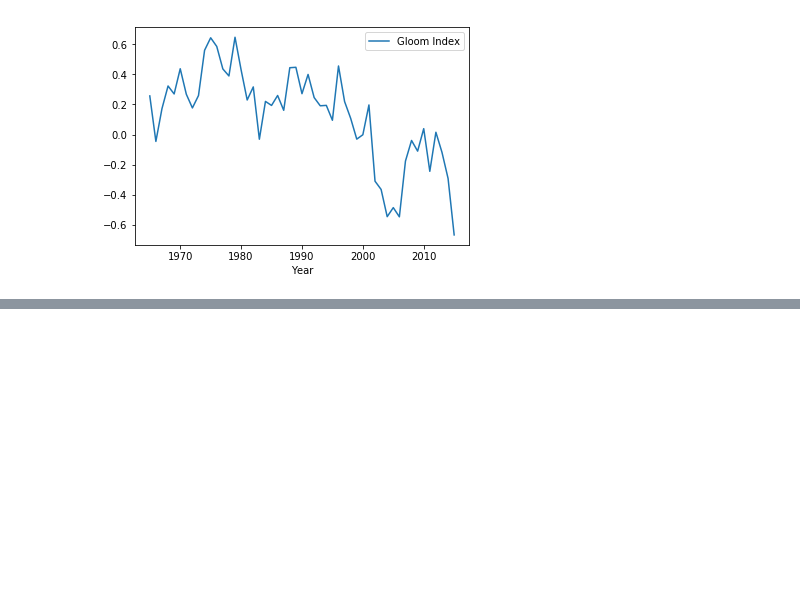
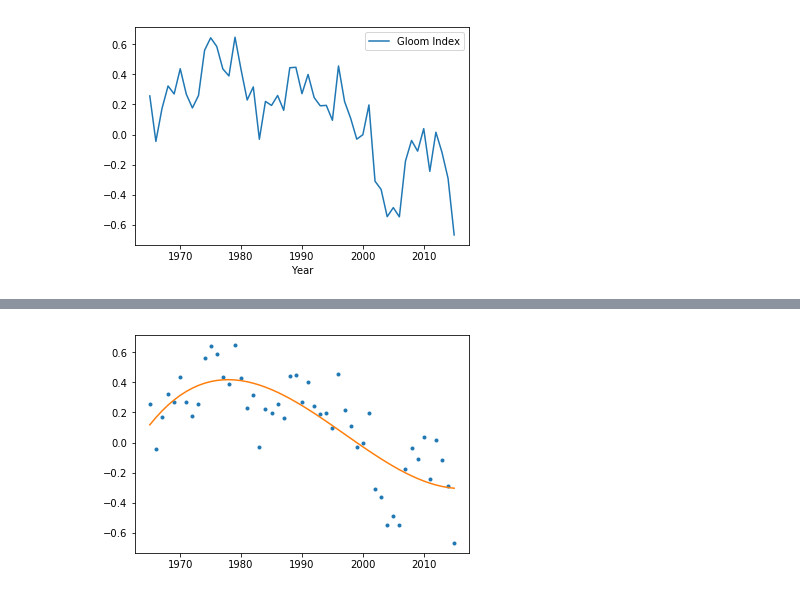
Before and after one commit to SoyCarlos/SUSA-Research-MusicMoods, a Jupyter notebook: SUSA_Music_Moods.ipynb, the cells around one changed output, grey strips where cells are left out. Cells and saved outputs as stored; diff of their text form; code cells hidden in the pictures; blank space fills up the shorter version.

```diff
--- a/SUSA_Music_Moods.ipynb
+++ b/SUSA_Music_Moods.ipynb
@@ -203,0 +222,12 @@ plt.show()
+# %%
+years = means["Year"]
+gloom_index = means['Gloom Index']
+z = np.polyfit(years, gloom_index, 3)
+p = np.poly1d(z)
+p30 = np.poly1d(np.polyfit(years, gloom_index, 20))
+xp = range(1965, 2016)
+# %%
+_ = plt.plot(x, y, '.', xp, p(xp), '-')
+plt.show()
+# %% [output]
+[figure, added]
```
Also changed, not shown: parts of 6 cells of this notebook.
